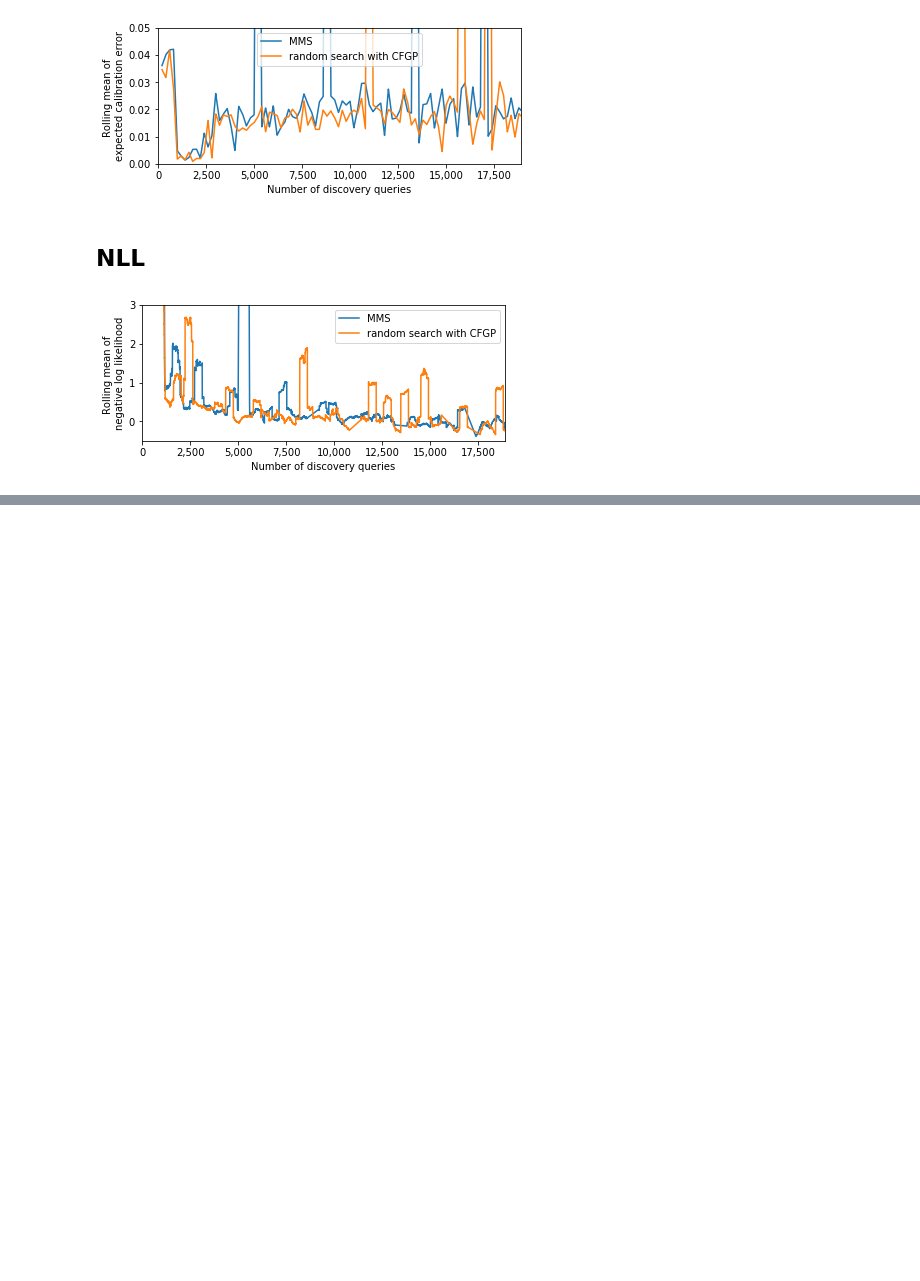
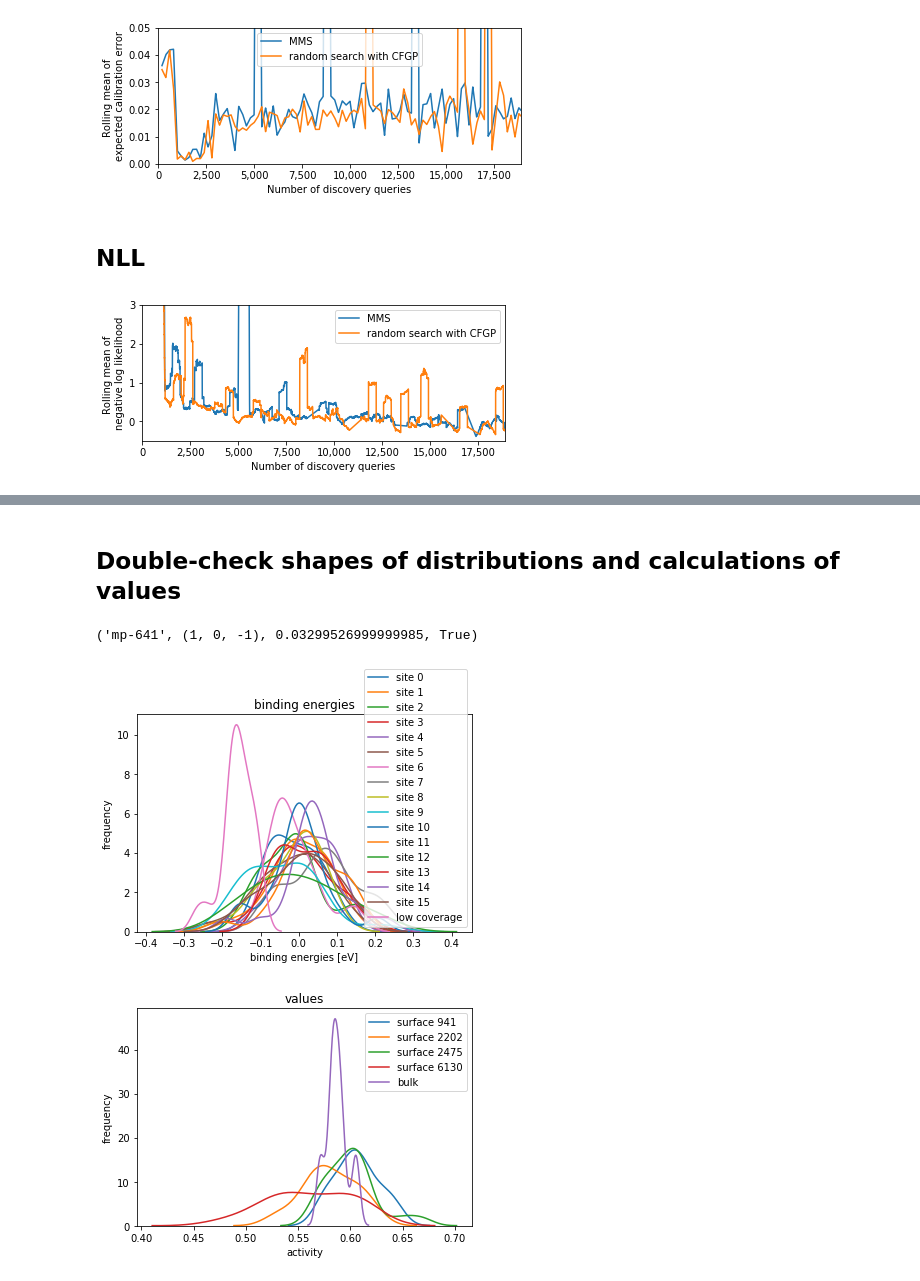
Before and after one commit to ulissigroup/catalyst-acquisitions, a Jupyter notebook: notebooks/comparisons/compare_hallucinations.ipynb, the cells around one changed output, grey strips where cells are left out. Cells and saved outputs as stored; diff of their text form; code cells hidden in the pictures; blank space fills up the shorter version.

Commit message:
Plot distributions of site energies and activities

```diff
--- a/notebooks/comparisons/compare_hallucinations.ipynb
+++ b/notebooks/comparisons/compare_hallucinations.ipynb
@@ -441,0 +472,55 @@ _ = ax.set_ylim([-0.5, 3.])
+# %% [markdown]
+## Double-check shapes of distributions and calculations of values
+# %%
+# Pick a surface
+surface = random.choice(list(all_surfaces))
+mpid = surface[0]
+print(surface)
+# %% [output]
+('mp-641', (1, 0, -1), 0.03299526999999985, True)
+# %%
+# Concatenate raw site information by surface
+dists_by_surface = defaultdict(list)
+for energy, stdev, surf in zip(energies, stdevs, surfaces):
+    dists_by_surface[surf].append((energy, stdev))
+
+
+# Initialize site-level plot
+fig = plt.figure()
+
+# Plot each site distribution
+for i, (energy, stdev) in enumerate(dists_by_surface[surface]):
+    samples = norm.rvs(loc=energy, scale=stdev, size=20)
+    _ = sns.distplot(samples, kde=True, hist=False, label='site %i' % i)
+
+# Plot the low-coverage distribution that we predicted
+ax = sns.distplot(energies_by_surface[surface], kde=True, hist=False, label='low coverage')
+
+# Formatting
+_ = ax.legend()
+_ = ax.set_title('binding energies')
+_ = ax.set_xlabel('binding energies [eV]')
+_ = ax.set_ylabel('frequency')
+
+
+# Initialize value plot
+fig = plt.figure()
+ax = fig.gca()
+
+# Plot surface values
+for i, (surf, values) in enumerate(values_by_surface.items()):
+    bulk = surf[0]
+    if bulk == mpid:
+        _ = sns.distplot(values, kde=True, hist=False, label='surface %i' % i, ax=ax)
+
+        # Plot the bulk value
+_ = sns.distplot(bulk_values[mpid], kde=True, hist=False, label='bulk', ax=ax)
+
+# Format
+_ = ax.legend()
+_ = ax.set_title('values')
+_ = ax.set_xlabel('activity')
+_ = ax.set_ylabel('frequency')
+# %% [output]
+[figure, added]
+[figure, added]
```
Also changed, not shown: parts of 5 cells of this notebook.
